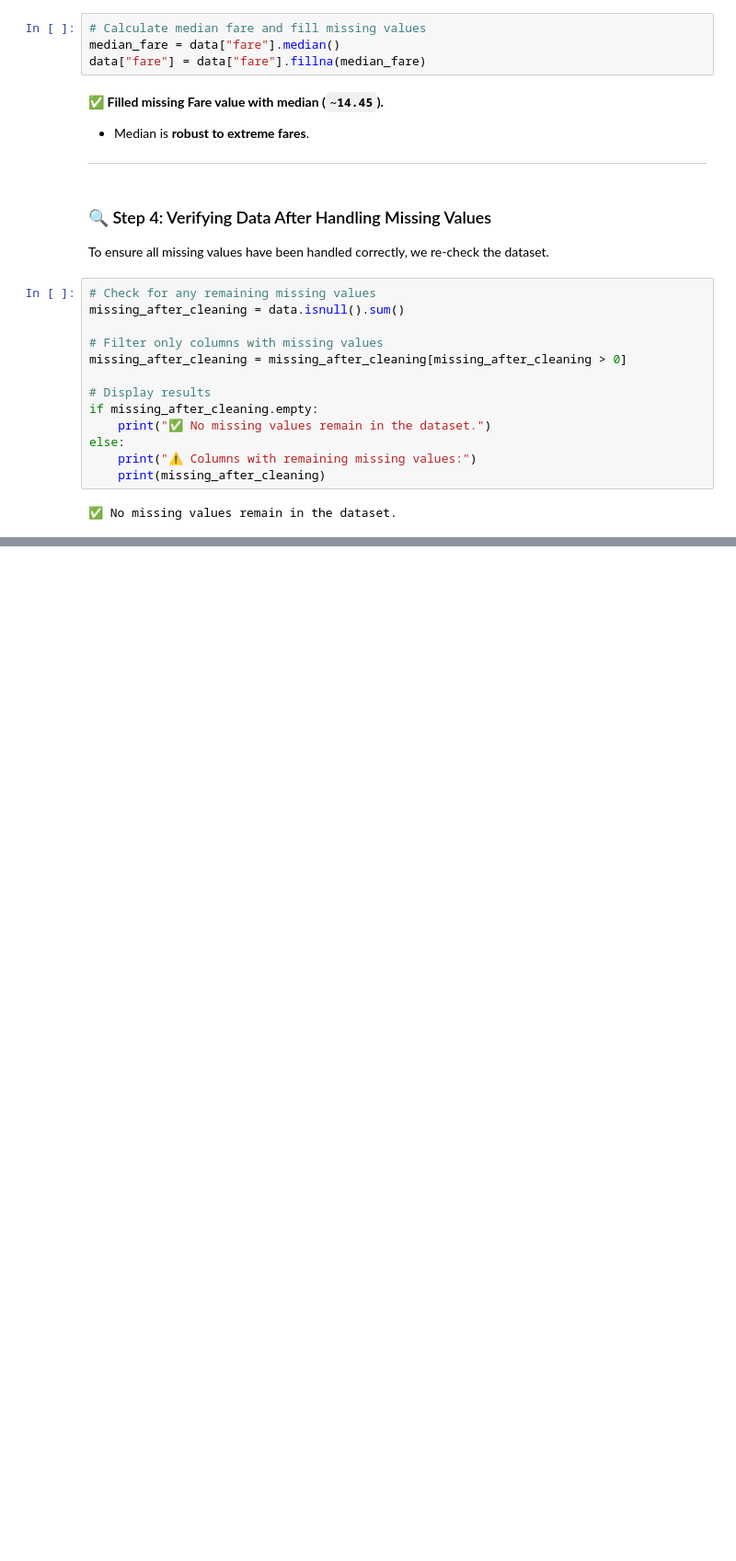
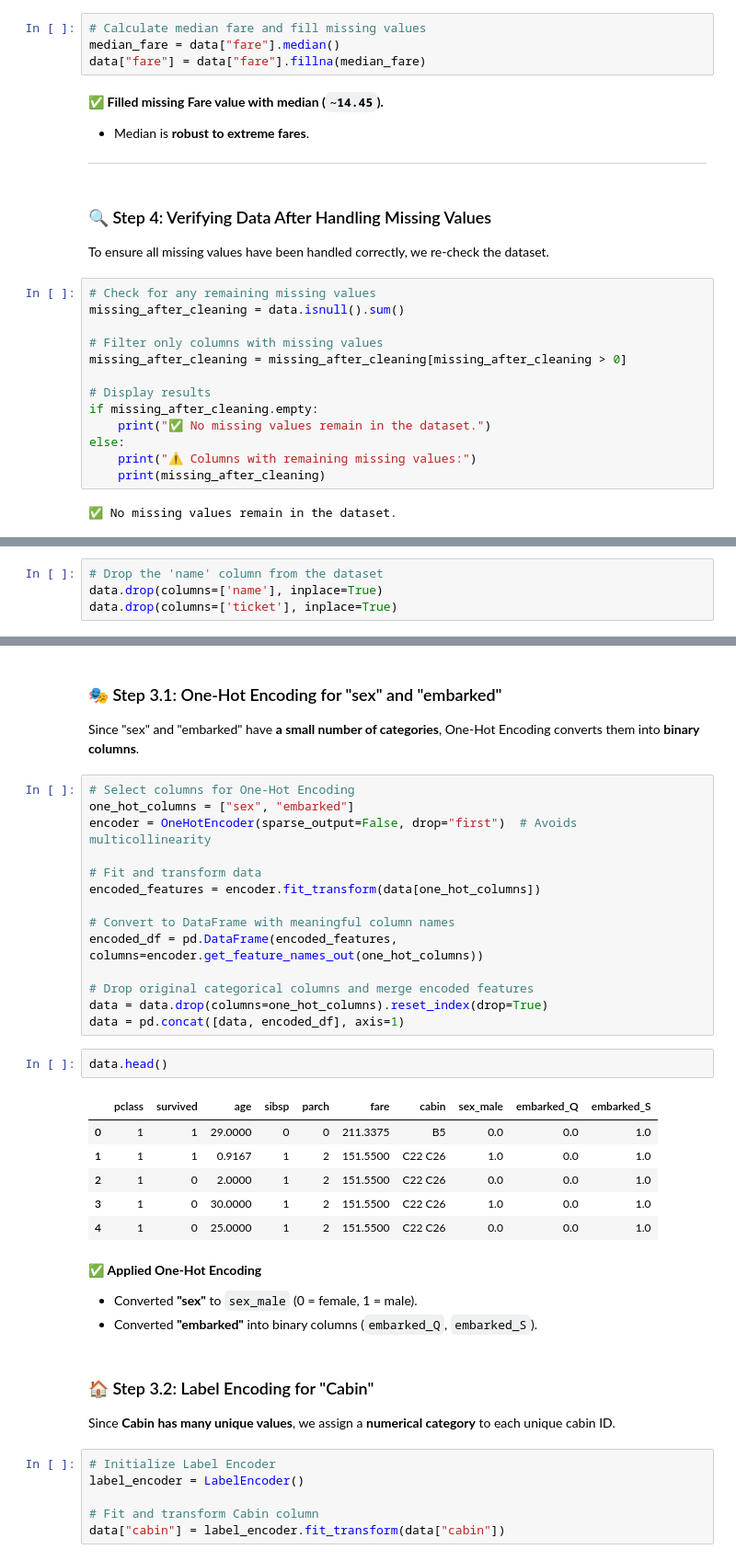
Before and after one commit to JSebastianIEU/ML-fundamentals-2025, a Jupyter notebook: Assignment1/assignment_1_JuanSebastian_Peña[_Peña] .ipynb, the cells around one changed output, grey strips where cells are left out. Shown at 92% size. Drawn from its saved outputs; the diff is of its cells as text; blank space fills up the shorter version.

Commit message:
task 3 with label encoding, waiting for professors approval

```diff
--- a/Assignment1/assignment_1_JuanSebastian_Peña[_Peña] .ipynb
+++ b/Assignment1/assignment_1_JuanSebastian_Peña[_Peña] .ipynb
@@ -476,0 +499,4 @@ else:
+# %%
+# Drop the 'name' column from the dataset
+data.drop(columns=['name'], inplace=True)
+data.drop(columns=['ticket'], inplace=True)
@@ -476,0 +514,41 @@ else:
+# %% [markdown]
+### 🎭 Step 3.1: One-Hot Encoding for "sex" and "embarked"
+
+Since "sex" and "embarked" have **a small number of categories**, One-Hot Encoding converts them into **binary columns**.
+# %%
+# Select columns for One-Hot Encoding
+one_hot_columns = ["sex", "embarked"]
+encoder = OneHotEncoder(sparse_output=False, drop="first")  # Avoids multicollinearity
+
+# Fit and transform data
+encoded_features = encoder.fit_transform(data[one_hot_columns])
+
+# Convert to DataFrame with meaningful column names
+encoded_df = pd.DataFrame(encoded_features, columns=encoder.get_feature_names_out(one_hot_columns))
+
+# Drop original categorical columns and merge encoded features
+data = data.drop(columns=one_hot_columns).reset_index(drop=True)
+data = pd.concat([data, encoded_df], axis=1)
+# %%
+data.head()
+# %% [output]
+|  | pclass | survived | age | sibsp | parch | fare | cabin | sex_male | embarked_Q | embarked_S |
+| 0 | 1 | 1 | 29.0000 | 0 | 0 | 211.3375 | B5 | 0.0 | 0.0 | 1.0 |
+| 1 | 1 | 1 | 0.9167 | 1 | 2 | 151.5500 | C22 C26 | 1.0 | 0.0 | 1.0 |
+| 2 | 1 | 0 | 2.0000 | 1 | 2 | 151.5500 | C22 C26 | 0.0 | 0.0 | 1.0 |
+| 3 | 1 | 0 | 30.0000 | 1 | 2 | 151.5500 | C22 C26 | 1.0 | 0.0 | 1.0 |
+| 4 | 1 | 0 | 25.0000 | 1 | 2 | 151.5500 | C22 C26 | 0.0 | 0.0 | 1.0 |
+# %% [markdown]
+✅ **Applied One-Hot Encoding**
+- Converted **"sex"** to `sex_male` (0 = female, 1 = male).
+- Converted **"embarked"** into binary columns (`embarked_Q`, `embarked_S`).
+# %% [markdown]
+### 🏠 Step 3.2: Label Encoding for "Cabin"
+
+Since **Cabin has many unique values**, we assign a **numerical category** to each unique cabin ID.
+# %%
+# Initialize Label Encoder
+label_encoder = LabelEncoder()
+
+# Fit and transform Cabin column
+data["cabin"] = label_encoder.fit_transform(data["cabin"])
```
Also changed, not shown: parts of 12 cells of this notebook.
